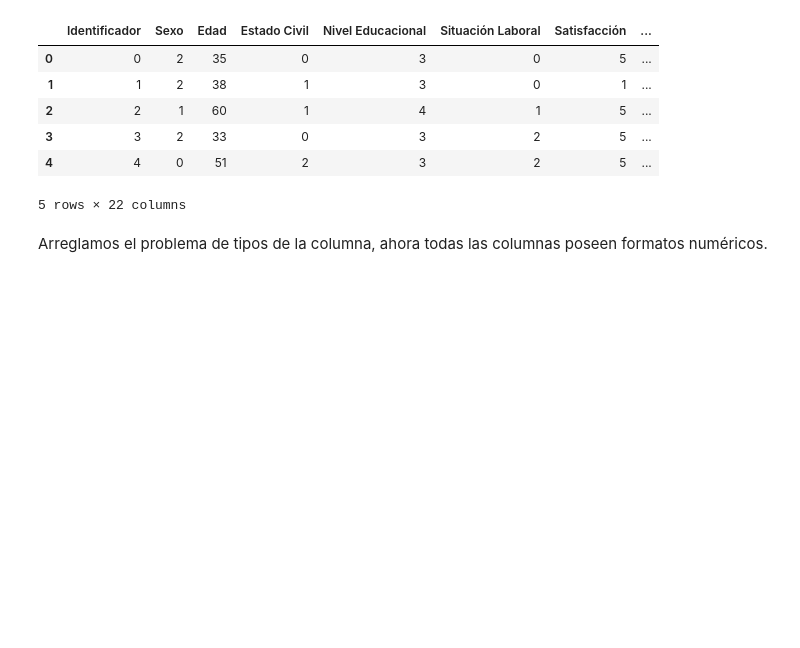
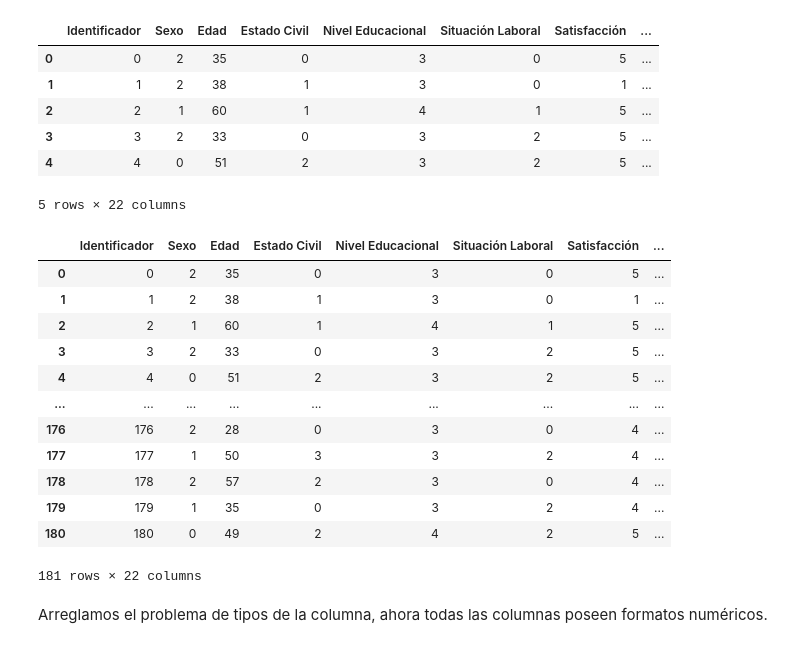
Before and after one commit to diegovalarq/Marketing-Segmentation, a Jupyter notebook: Notebook-Marketing-Segmentation.ipynb, the cells around one changed output. Cells and saved outputs as stored; diff of their text form; code cells hidden in the pictures; blank space fills up the shorter version.

```diff
--- a/Notebook-Marketing-Segmentation.ipynb
+++ b/Notebook-Marketing-Segmentation.ipynb
@@ -404,6 +404,22 @@ dataset_corregido.head()
 | 3 | 3 | 2 | 33 | 0 | 3 | 2 | 5 | ... |
 | 4 | 4 | 0 | 51 | 2 | 3 | 2 | 5 | ... |
 5 rows × 22 columns
+# %%
+dataset_corregido
+# %% [output]
+|  | Identificador | Sexo | Edad | Estado Civil | Nivel Educacional | Situación Laboral | Satisfacción | ... |
+| 0 | 0 | 2 | 35 | 0 | 3 | 0 | 5 | ... |
+| 1 | 1 | 2 | 38 | 1 | 3 | 0 | 1 | ... |
+| 2 | 2 | 1 | 60 | 1 | 4 | 1 | 5 | ... |
+| 3 | 3 | 2 | 33 | 0 | 3 | 2 | 5 | ... |
+| 4 | 4 | 0 | 51 | 2 | 3 | 2 | 5 | ... |
+| ... | ... | ... | ... | ... | ... | ... | ... | ... |
+| 176 | 176 | 2 | 28 | 0 | 3 | 0 | 4 | ... |
+| 177 | 177 | 1 | 50 | 3 | 3 | 2 | 4 | ... |
+| 178 | 178 | 2 | 57 | 2 | 3 | 0 | 4 | ... |
+| 179 | 179 | 1 | 35 | 0 | 3 | 2 | 4 | ... |
+| 180 | 180 | 0 | 49 | 2 | 4 | 2 | 5 | ... |
+181 rows × 22 columns
 # %% [markdown]
 Arreglamos el problema de tipos de la columna, ahora todas las columnas poseen formatos numéricos.
 # %%
```
Also changed, not shown: parts of 9 cells of this notebook, 1 other file.
